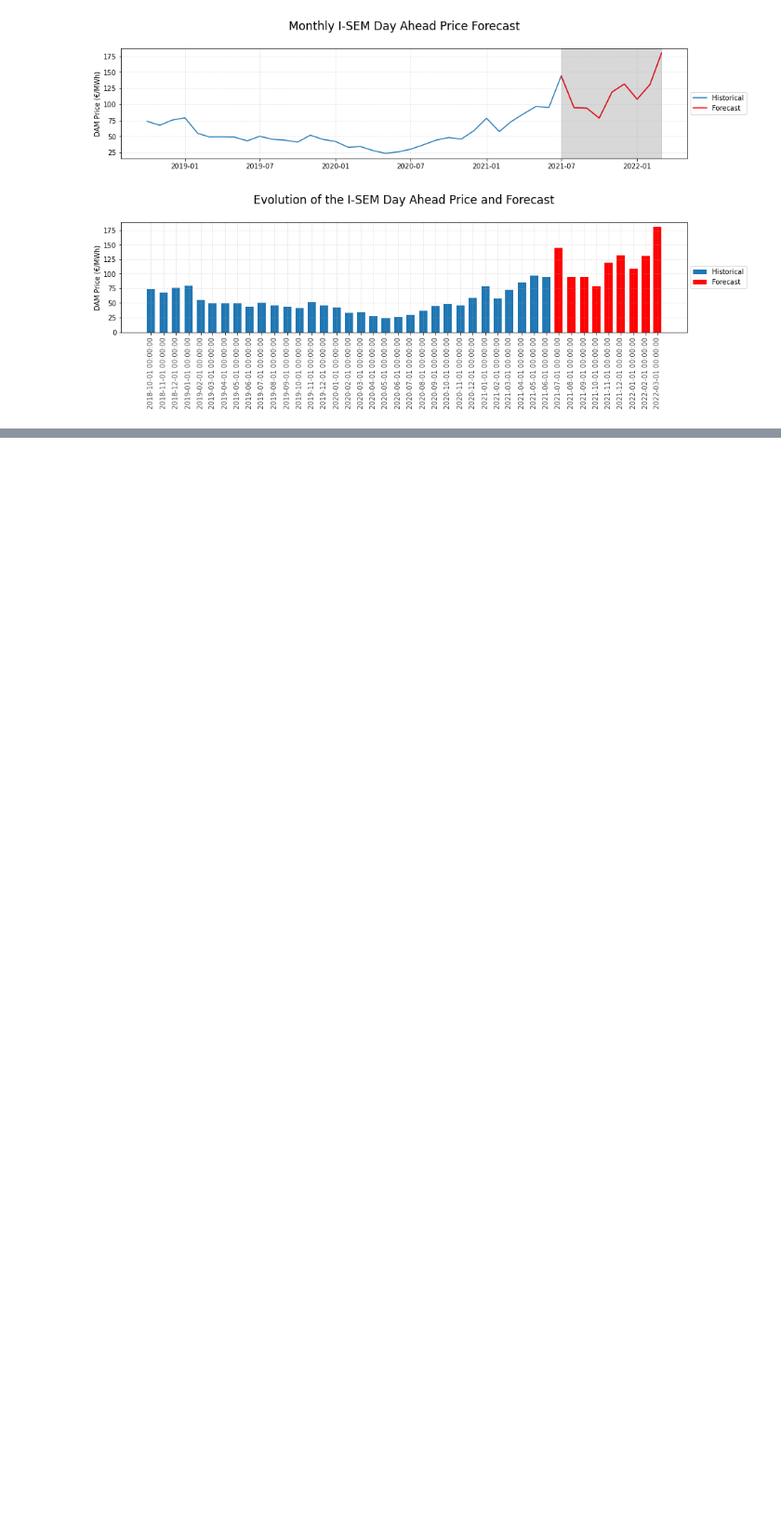
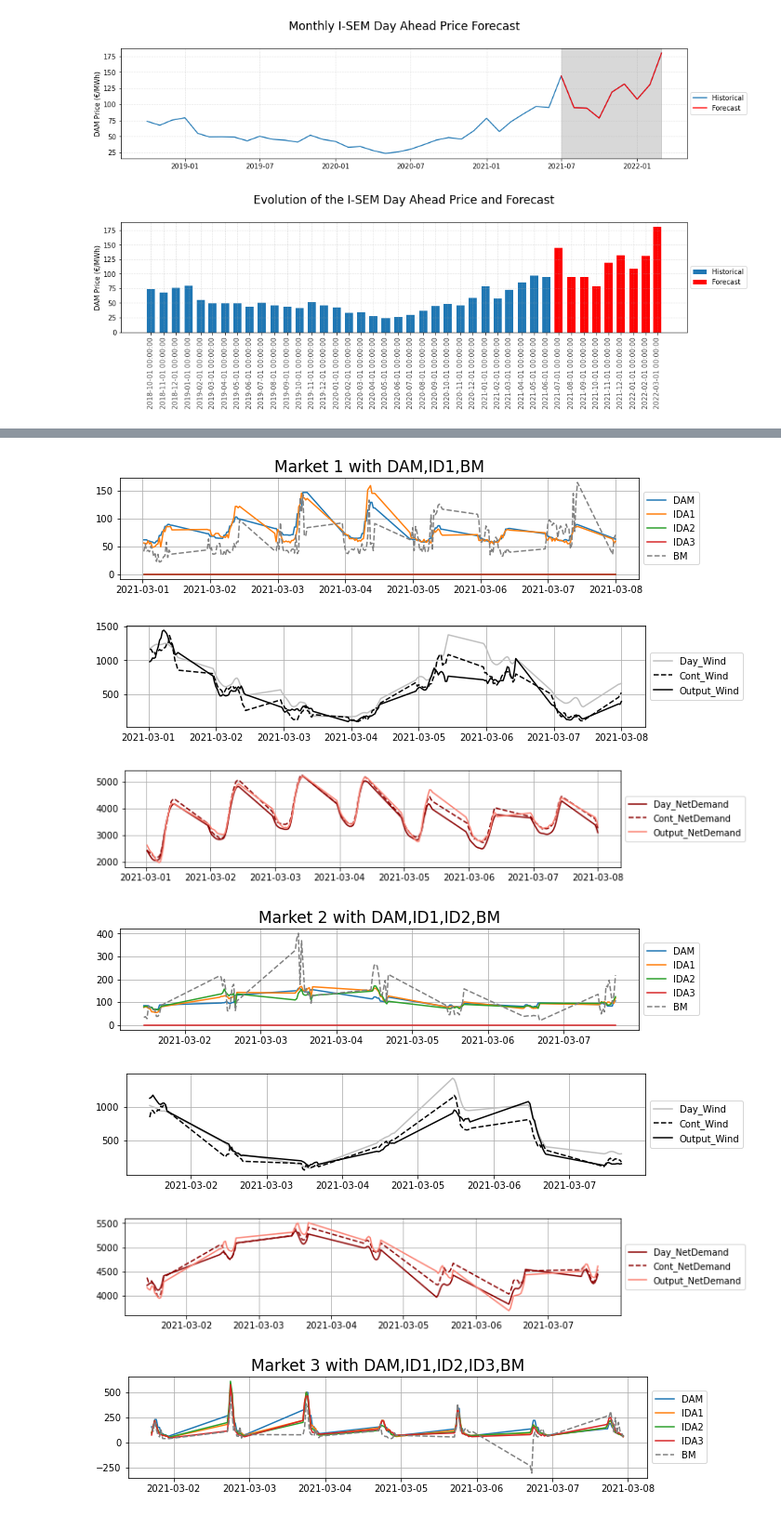
Before and after one commit to AnjuBanu/Analython3, a Jupyter notebook: dummy.ipynb, the cells around one changed output, grey strips where cells are left out. Shown at 93% size. Cells and saved outputs as stored; diff of their text form; code cells hidden in the pictures; blank space fills up the shorter version.

```diff
--- a/dummy.ipynb
+++ b/dummy.ipynb
@@ -624,3 +624,11 @@ plt.grid(axis = 'x',linestyle = '--', linewidth = 0.7,alpha=0.4)
 # %% [output]
 [figure]
 [figure]
+# %%
+isem_2021_o=pd.read_excel("./part2.xlsx",sheet_name="2021",parse_dates=True)
+isem_2020_o=pd.read_excel("./part2.xlsx",sheet_name="2020",parse_dates=True)
+isem_2019_o=pd.read_excel("./part2.xlsx",sheet_name="2019",parse_dates=True)
+# %%
+isem_2021 = isem_2021_o
+isem_2020 = isem_2020_o
+isem_2019 = isem_2019_o
@@ -626,0 +668,4 @@ plt.grid(axis = 'x',linestyle = '--', linewidth = 0.7,alpha=0.4)
+# %%
+isem_complete_2019 = create_isem_df(isem_2019)
+isem_complete_2020 = create_isem_df(isem_2020)
+isem_complete_2021 = create_isem_df(isem_2021)
@@ -626,0 +775,13 @@ plt.grid(axis = 'x',linestyle = '--', linewidth = 0.7,alpha=0.4)
+# %%
+Trade_2019,M1_2019,M2_2019,M3_2019 = prepare_market(isem_complete_2019)
+Trade_2020,M1_2020,M2_2020,M3_2020 = prepare_market(isem_complete_2020)
+Trade_2021,M1_2021,M2_2021,M3_2021 = prepare_market(isem_complete_2021)
+
+pl_data_2019 = pd.DataFrame([np.arange(0,Trade_2019['PL'].shape[0]), Trade_2019['PL'], np.cumsum(Trade_2019['PL'])]).T
+pl_data_2019.columns=["Iter","PL","PL_cum"]
+
+pl_data_2020 = pd.DataFrame([np.arange(0,Trade_2020['PL'].shape[0]), Trade_2020['PL'], np.cumsum(Trade_2020['PL'])]).T
+pl_data_2020.columns=["Iter","PL","PL_cum"]
+
+pl_data_2021 = pd.DataFrame([np.arange(0,Trade_2021['PL'].shape[0]), Trade_2021['PL'], np.cumsum(Trade_2021['PL'])]).T
+pl_data_2021.columns=["Iter","PL","PL_cum"]
@@ -626,0 +806,21 @@ plt.grid(axis = 'x',linestyle = '--', linewidth = 0.7,alpha=0.4)
+# %%
+M1_2021_inspect = M1_2021[(M1_2021['Cal_date'] >="2021-03-01 00:23:00.000") &
+                (M1_2021['Cal_date'] <"2021-03-08 00:23:00.000")]
+
+M2_2021_inspect = M2_2021[(M2_2021['Cal_date'] >="2021-03-01 00:23:00.000") &
+                (M2_2021['Cal_date'] <"2021-03-08 00:23:00.000")]
+
+M3_2021_inspect = M3_2021[(M3_2021['Cal_date'] >="2021-03-01 00:23:00.000") &
+                (M3_2021['Cal_date'] <"2021-03-08 00:23:00.000")]
+
+plot_data_compare(M1_2021_inspect,"Market 1 with DAM,ID1,BM")
+plot_data_compare(M2_2021_inspect,"Market 2 with DAM,ID1,ID2,BM")
+plot_data_compare(M3_2021_inspect,"Market 3 with DAM,ID1,ID2,ID3,BM")
+# %% [output]
+[figure, added]
+[figure, added]
+[figure, added]
+[figure, added]
+[figure, added]
+[figure, added]
+[figure, added]
```
Also changed, not shown: parts of 11 cells of this notebook, 4 other files.
